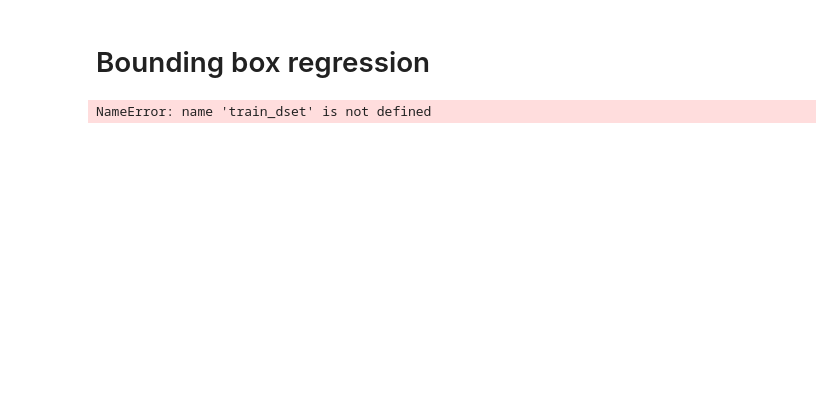
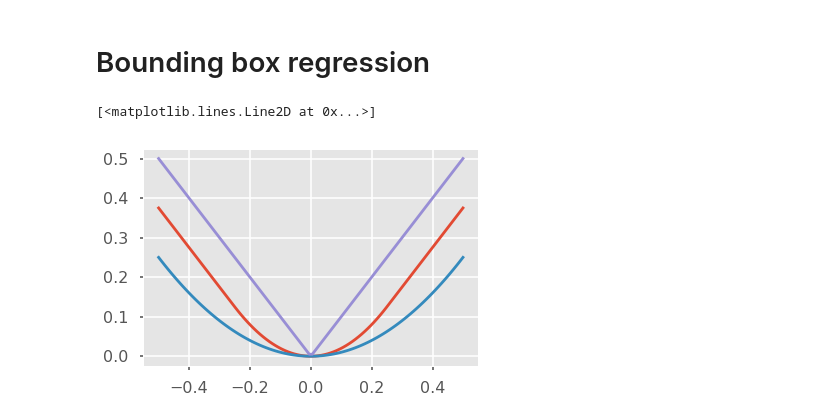
Before and after one commit to analysiscenter/meters, a Jupyter notebook: examples/Bounding_box_regression.ipynb, the cells around one changed output. Cells and saved outputs as stored; diff of their text form; code cells hidden in the pictures; blank space fills up the shorter version.

```diff
--- a/examples/Bounding_box_regression.ipynb
+++ b/examples/Bounding_box_regression.ipynb
@@ -299,4 +299,17 @@ show_examples(test_load_ppl<<test_dset, 300, sleep_=0.01, width=2)
 # %% [markdown]
 # Bounding box regression
+# %%
+def smooth_l1_np(delta, mu=0.5):
+    abs_delta = np.abs(delta)
+    quadratic = np.minimum(mu, abs_delta)
+    return quadratic**2/(2*mu) + abs_delta - quadratic
+
+x = np.linspace(-0.5,.5,100)
+plt.plot(x, smooth_l1_np(x, mu=0.25))
+plt.plot(x, x**2)
+plt.plot(x, np.abs(x))
+# %% [output]
+[<matplotlib.lines.Line2D at 0x...>]
+[figure, added]
 # %%
 import tensorflow as tf
@@ -313,5 +322,6 @@ def dummy_huber(labels, predictions, delta=1.):
 # %%
-batch_size = 10
+
+batch_size = 80
 epoch_size=len(train_dset) // batch_size
 
 # learning rate decat values
@@ -320,28 +330,27 @@ boundaries = list((epoch_size * np.array([10, 20, 40, 400])).astype(np.int32))
 
 session_config = tf.ConfigProto()
 session_config.gpu_options.allow_growth = True
-
 train_ppl = (Pipeline()
-         .init_variable('model_arch', MobileNet_v2)
+         .init_variable('model_arch', ResNet18)
          .init_variable('current_loss', init_on_each_run=0)
          .init_variable('current_iou', init_on_each_run=0)
          .init_variable('predictions', init_on_each_run=0)
          .init_model('dynamic', V('model_arch'), 'model',
-                     config={
-                             'session' : {'config' : session_config},
-                             'body': {'width_factor' : 1},
+                     config={"session" : {'config' : session_config},
+                             'common' : {'regularizer' : tf.contrib.layers.l2_regularizer(0.001)},
+                             'body': {'width_factor' : 1., },
                              'inputs' : {'images': {'shape': B('image_shape'),
                                                     'data_format': 'channels_last'},
                                          'labels': {'name': 'targets', 'shape' : (4,)}},
-                             'loss' : {'name' : 'huber', 'delta' : 1},
-                             'decay' : {'name':"exp", "decay_rate" : 0.95, 'learning_rate' : 1.,\
-                                        "decay_steps" : epoch_size, 'staircase' : True},
-#                              'loss' : dummy_huber,
+#                              'loss' : {'name' : 'huber', 'delta' : 0.2},
+                             'decay' : {'name':"exp", "decay_rate" : 0.5, 'learning_rate' : 0.01,\
+                                        "decay_steps" : int(3*epoch_size), 'staircase' : True},
+                             'loss' : smooth_l1,
 #                              'decay' : {'name' : 'const',
 #                                         'boundaries' : boundaries,
 #                                         'values' : values},
 #                              'optimizer' : {'name' : 'GradientDescent',
-                             'optimizer': {'name' : 'Momentum', 'momentum' : 0.99, 'use_nesterov' : True},
+                             'optimizer': {'name' : 'Momentum', 'momentum' : 0.95, 'use_nesterov' : True},
 #                                            'learning_rate': 0.1},
                              'input_block/inputs' : 'images'})
            + train_load_ppl\
@@ -353,5 +362,3 @@ train_ppl = (Pipeline()
          .iou()
         )
 train_pipeline = train_ppl << train_dset
-# %% [output]
-NameError: name 'train_dset' is not defined
```
Also changed, not shown: parts of 35 cells of this notebook, 1 other file.
